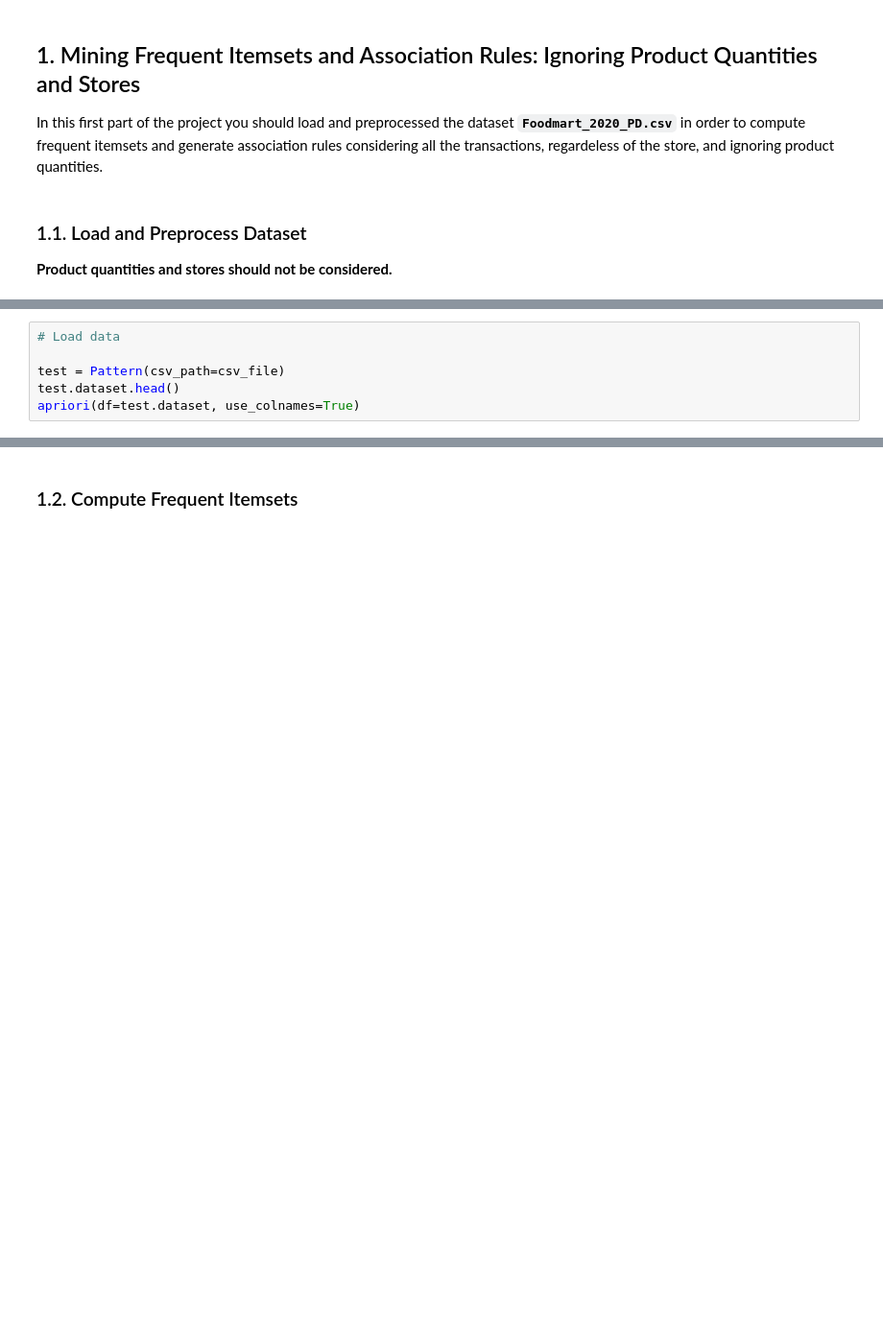
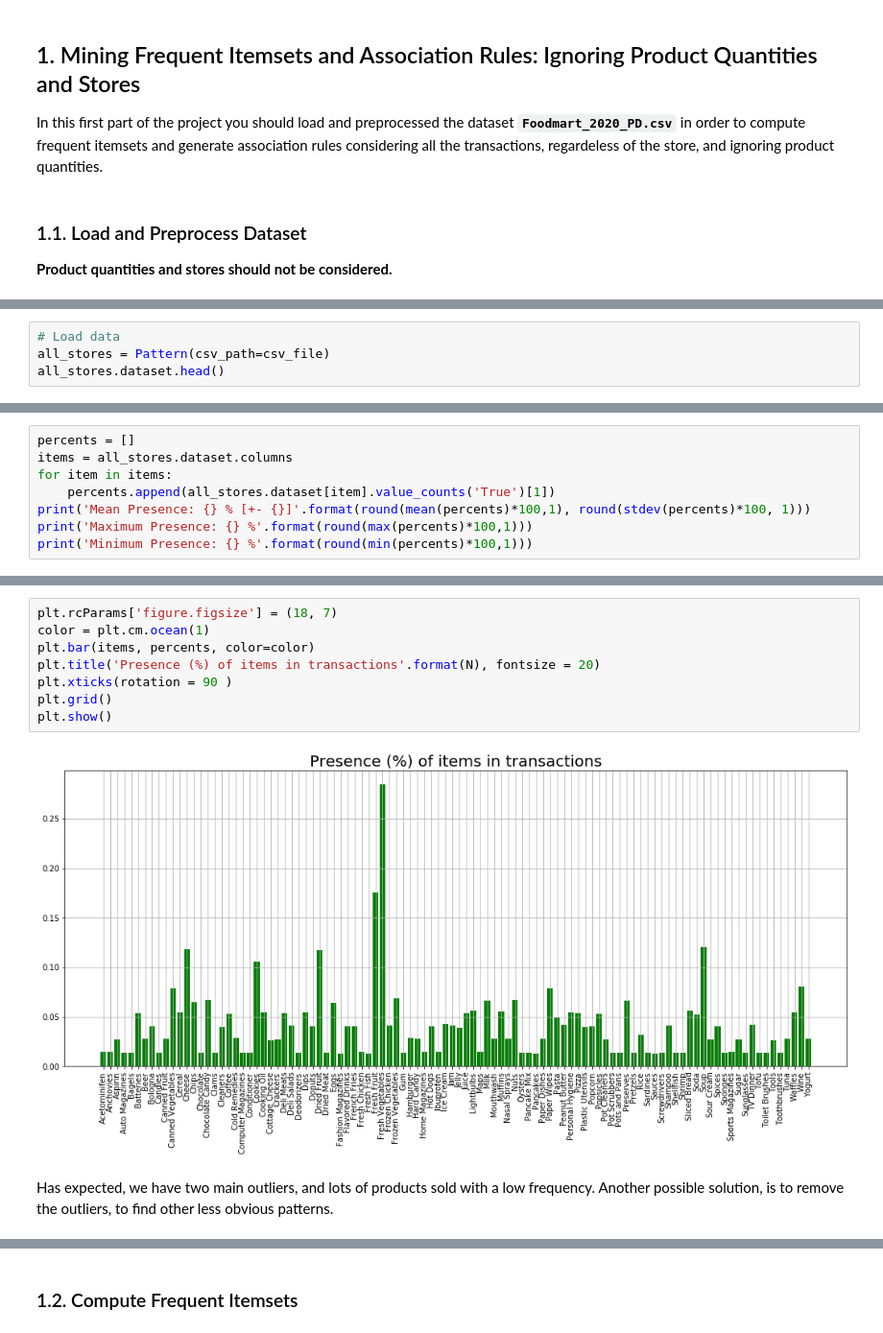
Before and after one commit to PedroCotovio/PD_1_Pattern_Mining, a Jupyter notebook: PD_201920_Project.ipynb, the cells around one changed output, grey strips where cells are left out. Shown at 96% size. Saved outputs shown, nothing was run; the diff lists cells and outputs as text; blank space fills up the shorter version.

Commit message:
Frequent Itemsets
Finished Pattern class
Project - All stores :
EDA done
started Feature Sets

```diff
--- a/PD_201920_Project.ipynb
+++ b/PD_201920_Project.ipynb
@@ -62,7 +40,5 @@ path = os.path.join(path,"dataset")
 csv_file = os.path.join(path,"Foodmart_2020_PD.csv")
 # %%
 # Load data
-
-test = Pattern(csv_path=csv_file)
-test.dataset.head()
-apriori(df=test.dataset, use_colnames=True)
+all_stores = Pattern(csv_path=csv_file)
+all_stores.dataset.head()
@@ -68,0 +63,8 @@ apriori(df=test.dataset, use_colnames=True)
+# %%
+percents = []
+items = all_stores.dataset.columns
+for item in items:
+    percents.append(all_stores.dataset[item].value_counts('True')[1])
+print('Mean Presence: {} % [+- {}]'.format(round(mean(percents)*100,1), round(stdev(percents)*100, 1)))
+print('Maximum Presence: {} %'.format(round(max(percents)*100,1)))
+print('Minimum Presence: {} %'.format(round(min(percents)*100,1)))
@@ -68,0 +79,12 @@ apriori(df=test.dataset, use_colnames=True)
+# %%
+plt.rcParams['figure.figsize'] = (18, 7)
+color = plt.cm.ocean(1)
+plt.bar(items, percents, color=color)
+plt.title('Presence (%) of items in transactions'.format(N), fontsize = 20)
+plt.xticks(rotation = 90 )
+plt.grid()
+plt.show()
+# %% [output]
+[figure, added]
+# %% [markdown]
+Has expected, we have two main outliers, and lots of products sold with a low frequency. Another possible solution, is to remove the outliers, to find other less obvious patterns.
```
Also changed, not shown: parts of 41 cells of this notebook, 3 other files.
